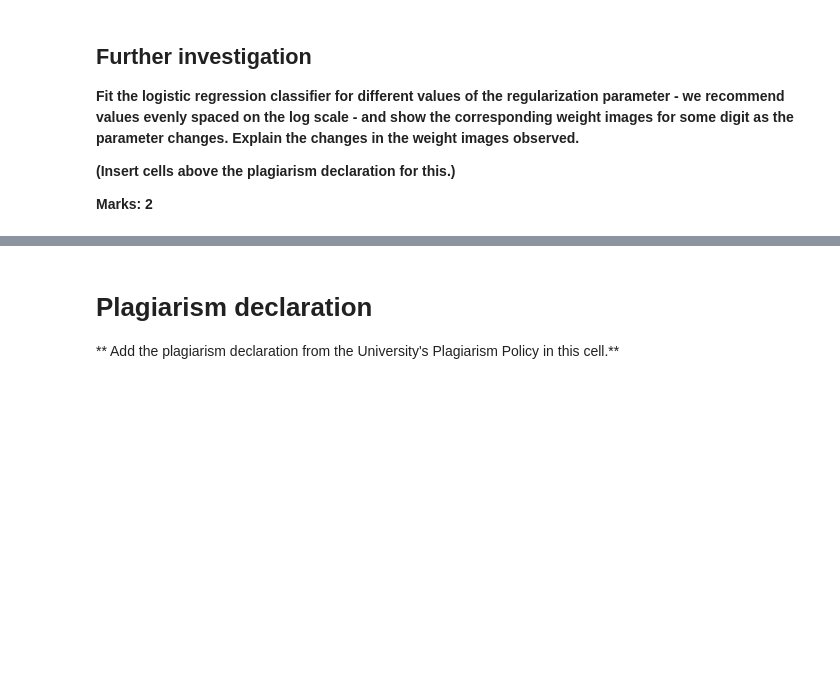
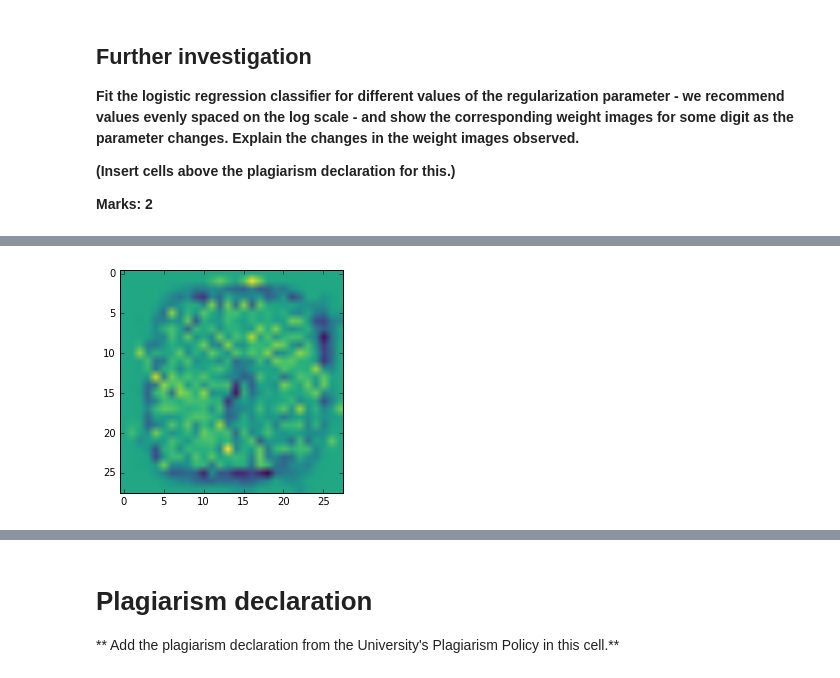
Before and after one commit to MHeymann/assign2rw315, a Jupyter notebook: assign2.ipynb, the cells around one changed output, grey strips where cells are left out. Cells and saved outputs as stored; diff of their text form; code cells hidden in the pictures; blank space fills up the shorter version.

```diff
--- a/assign2.ipynb
+++ b/assign2.ipynb
@@ -291,0 +357,4 @@ w = interact(show_weights_tensor, k =(0, 9))
+# %%
+set_regularization(1)
+# %% [output]
+[figure, added]
```
Also changed, not shown: parts of 16 cells of this notebook.
